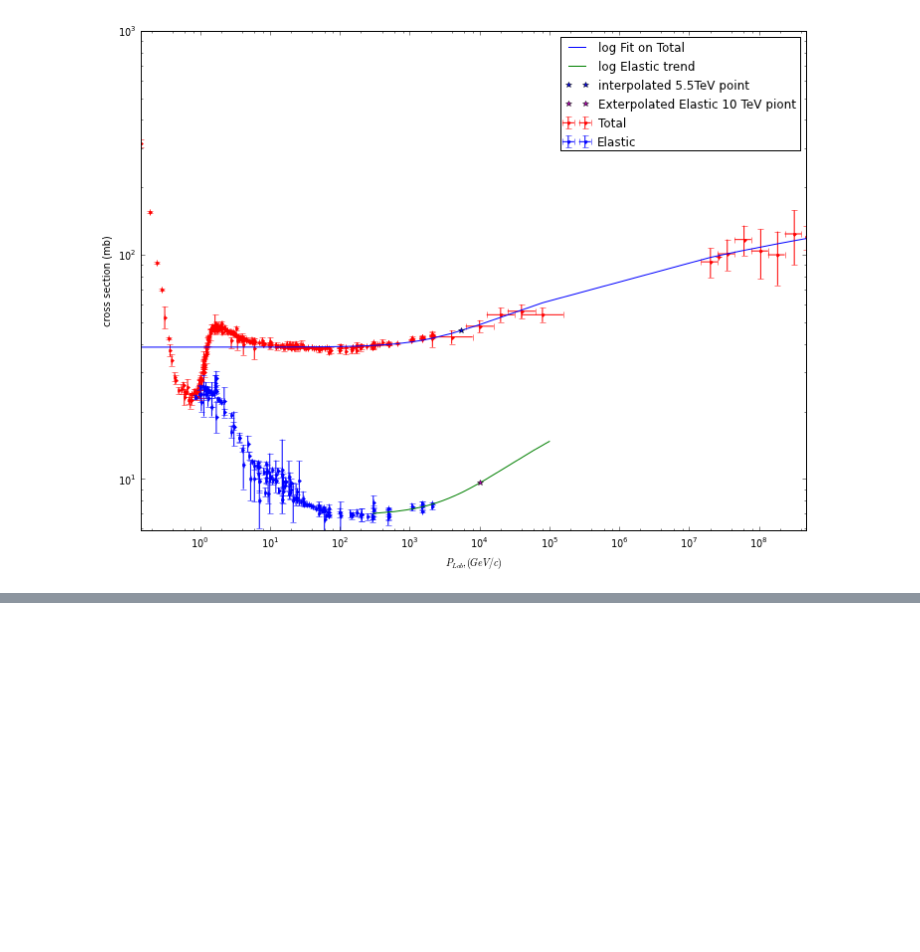
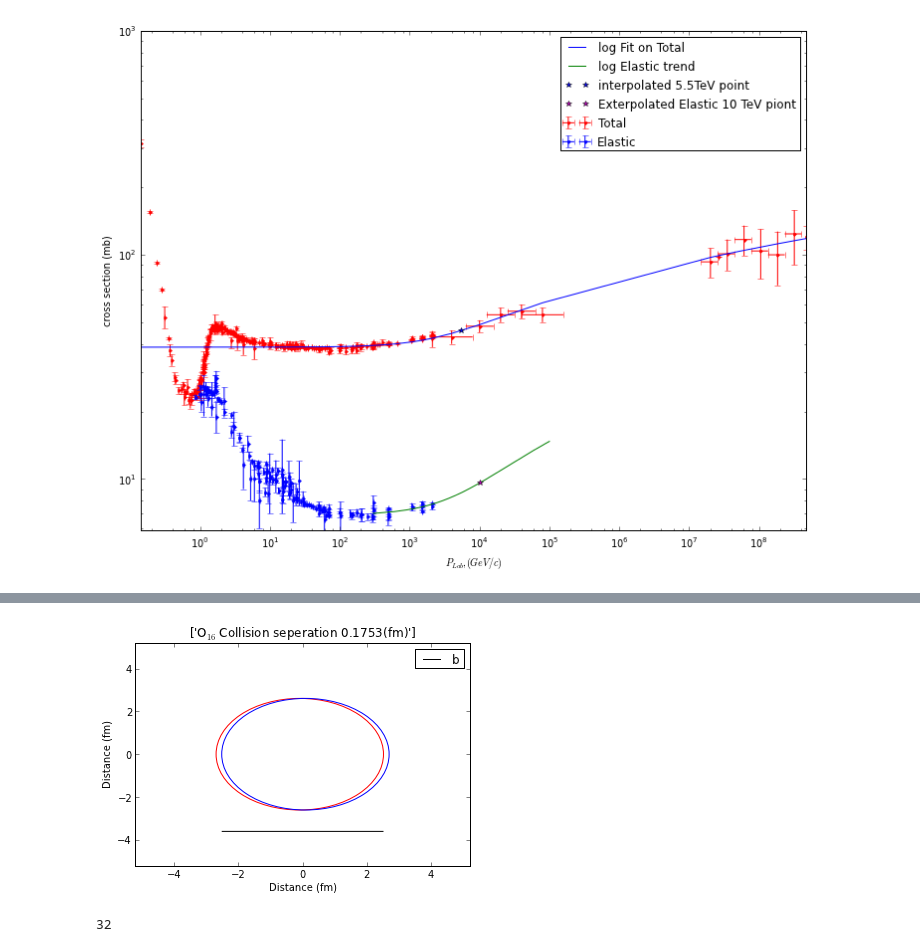
Before and after one commit to mattyuiop/PHYS202-S13, a Jupyter notebook: Project/MCG.ipynb, the cells around one changed output, grey strips where cells are left out. Saved outputs shown, nothing was run; the diff lists cells and outputs as text; code cells hidden in the pictures; blank space fills up the shorter version.

```diff
--- a/Project/MCG.ipynb
+++ b/Project/MCG.ipynb
@@ -131,0 +172,47 @@ WoodSaxon(1000,6)
+# %%
+def showRndCollision(A):
+    EleC = {'name': 'C', 'A':12., "R": 2.47, 'a': 0., 'w': 0. }
+    EleO = {'name': 'O', 'A':16, "R": 2.608, 'a': 0.513, 'w': -0.051 }
+    EleAl = {'name': 'Al', 'A':27, "R": 3.07, 'a': 0.519, 'w': 0 }
+    EleS = {'name': 'S', 'A':32, "R": 3.458, 'a': 0.61, 'w': 0 }
+    EleCa = {'name': 'Ca', 'A':40, "R": 3.76, 'a': 0.586, 'w': -0.161 }
+    EleNi = {'name': 'Ni', 'A':58, "R": 4.309, 'a': 0.516, 'w': -0.1308 }
+    EleCu = {'name': 'Cu', 'A':63, "R": 4.2, 'a': 0.596, 'w': 0 }
+    EleW = {'name': 'W', 'A':186, "R": 6.51, 'a': 0.535, 'w': 0 }
+    EleAu = {'name': 'Au', 'A':197, "R": 6.38, 'a': 0.535, 'w': 0 }
+    ElePb = {'name': 'Pb', 'A':208, "R": 6.68, 'a': 0.546, 'w': 0 }
+    EleU = {'name': 'U', 'A':238, "R": 6.68, 'a': 0.6, 'w': 0 }
+
+    if A == 6: ele = EleC
+    elif A == 8: ele = EleO
+    elif A == 13: ele = EleAl
+    elif A == 16: ele = EleS
+    elif A == 20: ele = EleCa
+    elif A == 28: ele = EleNi
+    elif A == 29: ele = EleCu
+    elif A == 74: ele = EleW
+    elif A == 79: ele = EleAu
+    elif A == 82: ele = ElePb
+    elif A == 92: ele = EleU
+    else: print 'Guess again';
+    sep = 1.1*random.random()*ele['R']
+
+    circle1=plt.Circle((-1*sep/2.,0),ele['R'],color='r',fill=False)
+    circle2=plt.Circle((sep/2.,0),ele['R'],color='b',fill=False)
+
+    fig = plt.gcf()
+    fig.gca().add_artist(circle1)
+    fig.gca().add_artist(circle2)
+    plt.xlim([-2*ele['R'],2*ele['R']])
+    plt.ylim([-2*ele['R'],2*ele['R']])
+    title([ele['name'] +r'$_{%d}$' % (ele['A']) + ' Collision' +' seperation ' + str(round(sep,4)) + '(fm)'])
+    hlines(-1*ele['R'] - 1., -ele['R']+1*sep/2, ele['R']-sep/2, label = 'b')
+    xlabel('Distance (fm)')
+    ylabel('Distance (fm)')
+    legend()
+    show()
+    return int(round(2*ele['A']*WooSax(1.0,ele['a'], ele['w'], ele['R'], sep),0))
+showRndCollision(8)
+# %% [output]
+[figure, added]
+32
```
Also changed, not shown: parts of 6 cells of this notebook, 1 other file.
